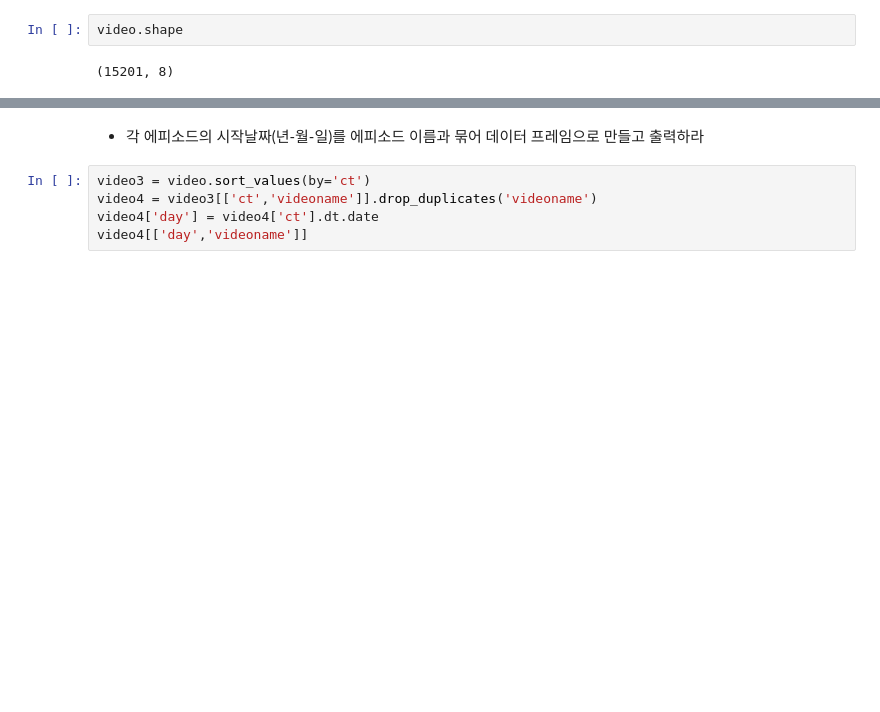
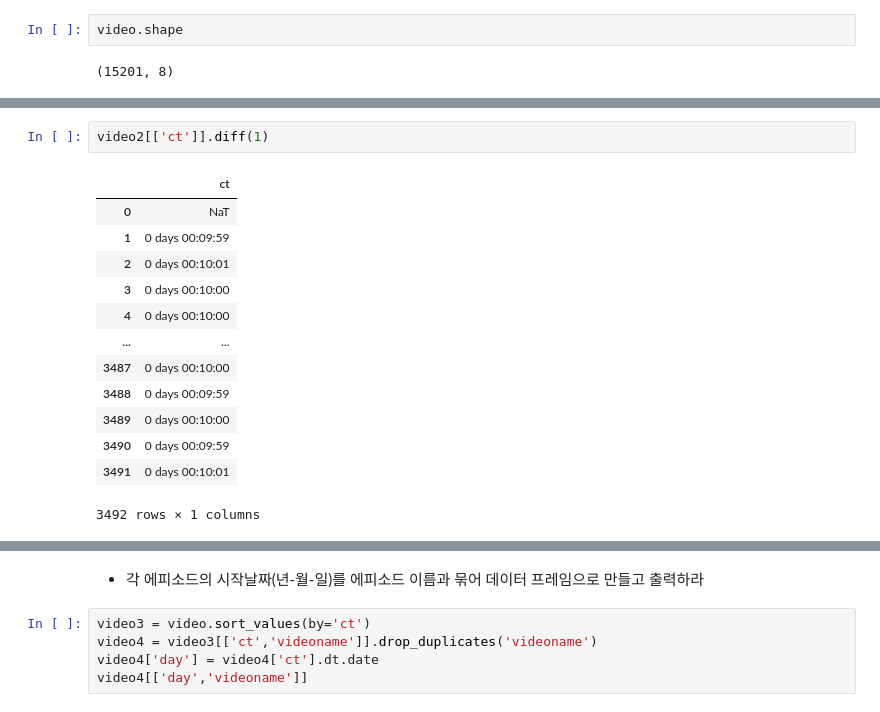
Before and after one commit to smjune/ipynb, a Jupyter notebook: datamanin/work1_2.ipynb, the cells around one changed output, grey strips where cells are left out. Cells and saved outputs as stored; diff of their text form; blank space fills up the shorter version.

```diff
--- a/datamanin/work1_2.ipynb
+++ b/datamanin/work1_2.ipynb
@@ -244,0 +254,16 @@ video2[video2['out']==1]
+# %%
+video2[['ct']].diff(1)
+# %% [output]
+|  | ct |
+| 0 | NaT |
+| 1 | 0 days 00:09:59 |
+| 2 | 0 days 00:10:01 |
+| 3 | 0 days 00:10:00 |
+| 4 | 0 days 00:10:00 |
+| ... | ... |
+| 3487 | 0 days 00:10:00 |
+| 3488 | 0 days 00:09:59 |
+| 3489 | 0 days 00:10:00 |
+| 3490 | 0 days 00:09:59 |
+| 3491 | 0 days 00:10:01 |
+3492 rows × 1 columns
```
Also changed, not shown: parts of 12 cells of this notebook, 3 other files.
